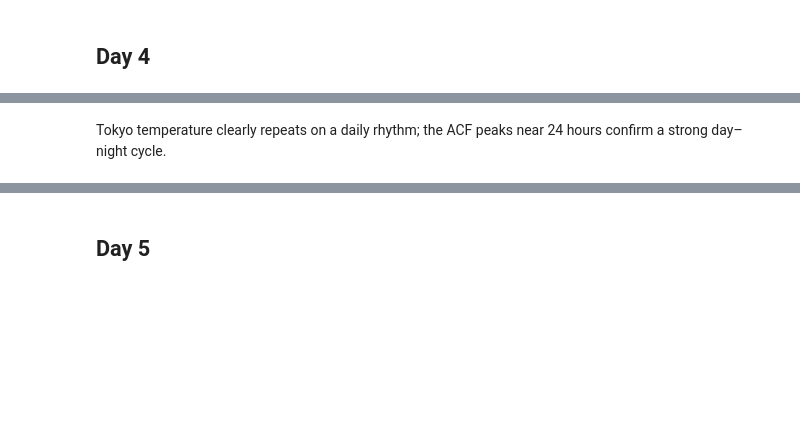
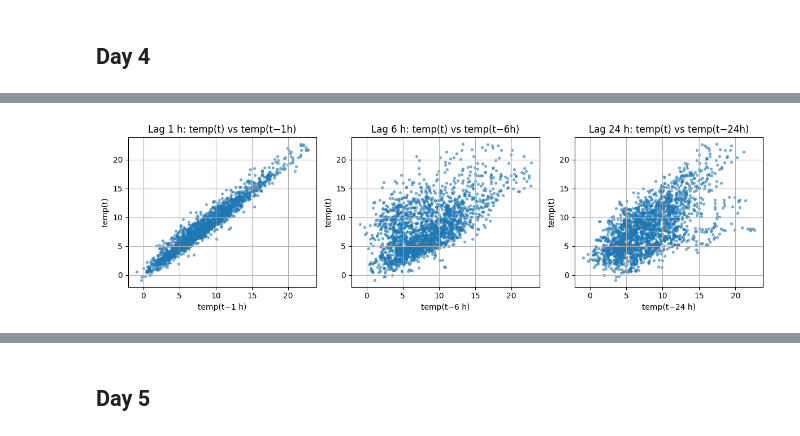
Before and after one commit to infamousperi/GBSV_MC, a Jupyter notebook: MC1/Correlation.ipynb, the cells around one changed output, grey strips where cells are left out. Drawn from its saved outputs; the diff is of its cells as text; code cells hidden in the pictures; blank space fills up the shorter version.

```diff
--- a/MC1/Correlation.ipynb
+++ b/MC1/Correlation.ipynb
@@ -86,2 +104,15 @@ ACF strongest repeating lag ≈ -1 h (daily cycle visible)
-# %% [markdown]
-Tokyo temperature clearly repeats on a daily rhythm; the ACF peaks near 24 hours confirm a strong day–night cycle.
+# %%
+lags = [1, 6, 24]
+cols = 3
+fig, axes = plt.subplots(1, cols, figsize=(12, 3.6))
+for i, L in enumerate(lags):
+    ax = axes[i]
+    s = df['temp'].dropna()
+    aligned = pd.concat([s.shift(L).rename(f"temp(t-{L}h)"), s.rename("temp(t)")], axis=1).dropna()
+    ax.scatter(aligned.iloc[:,0], aligned.iloc[:,1], s=8, alpha=0.5)
+    ax.set_title(f"Lag {L} h: temp(t) vs temp(t−{L}h)")
+    ax.set_xlabel(f"temp(t−{L} h)"); ax.set_ylabel("temp(t)")
+plt.tight_layout()
+plt.show()
+# %% [output]
+[figure, added]
```
Also changed, not shown: parts of 20 cells of this notebook.
